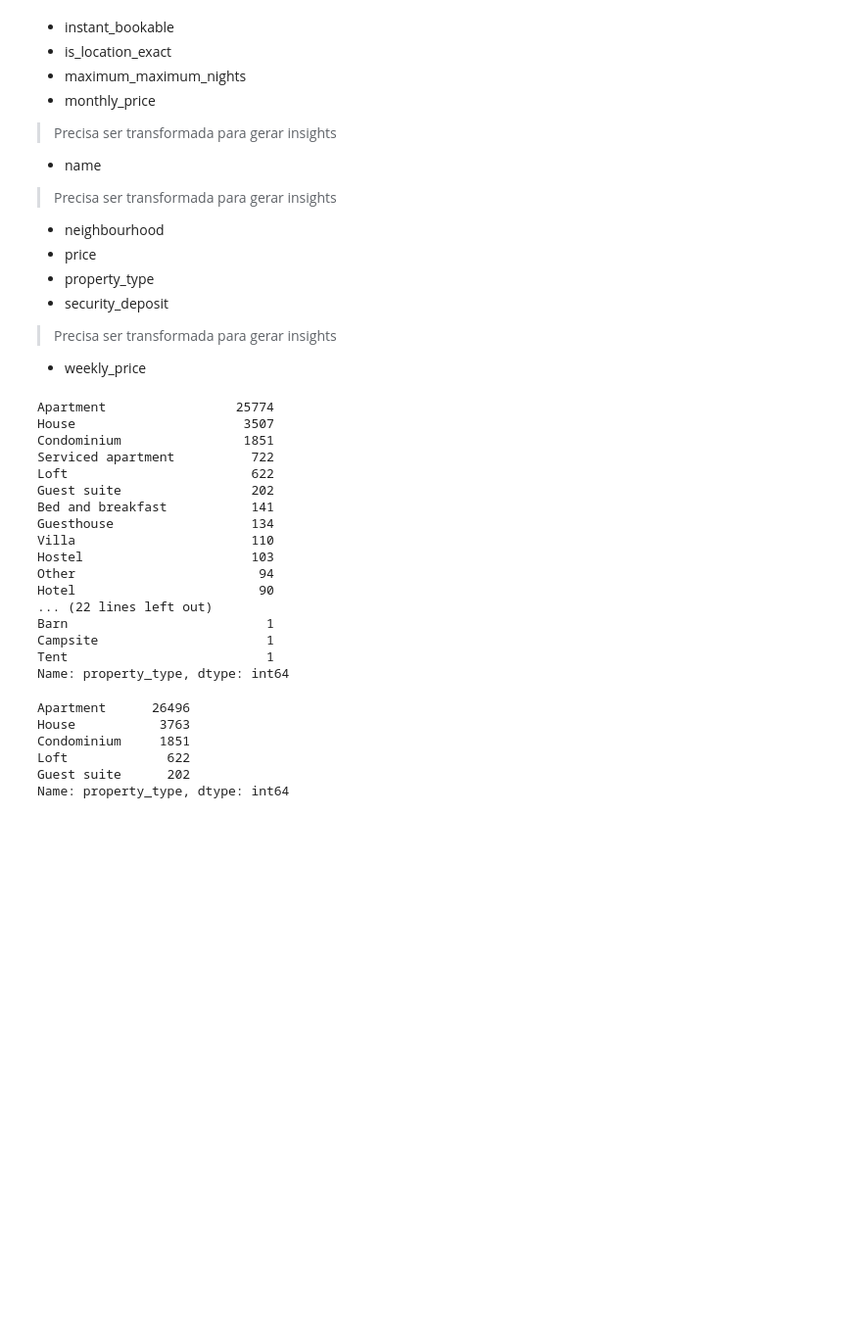
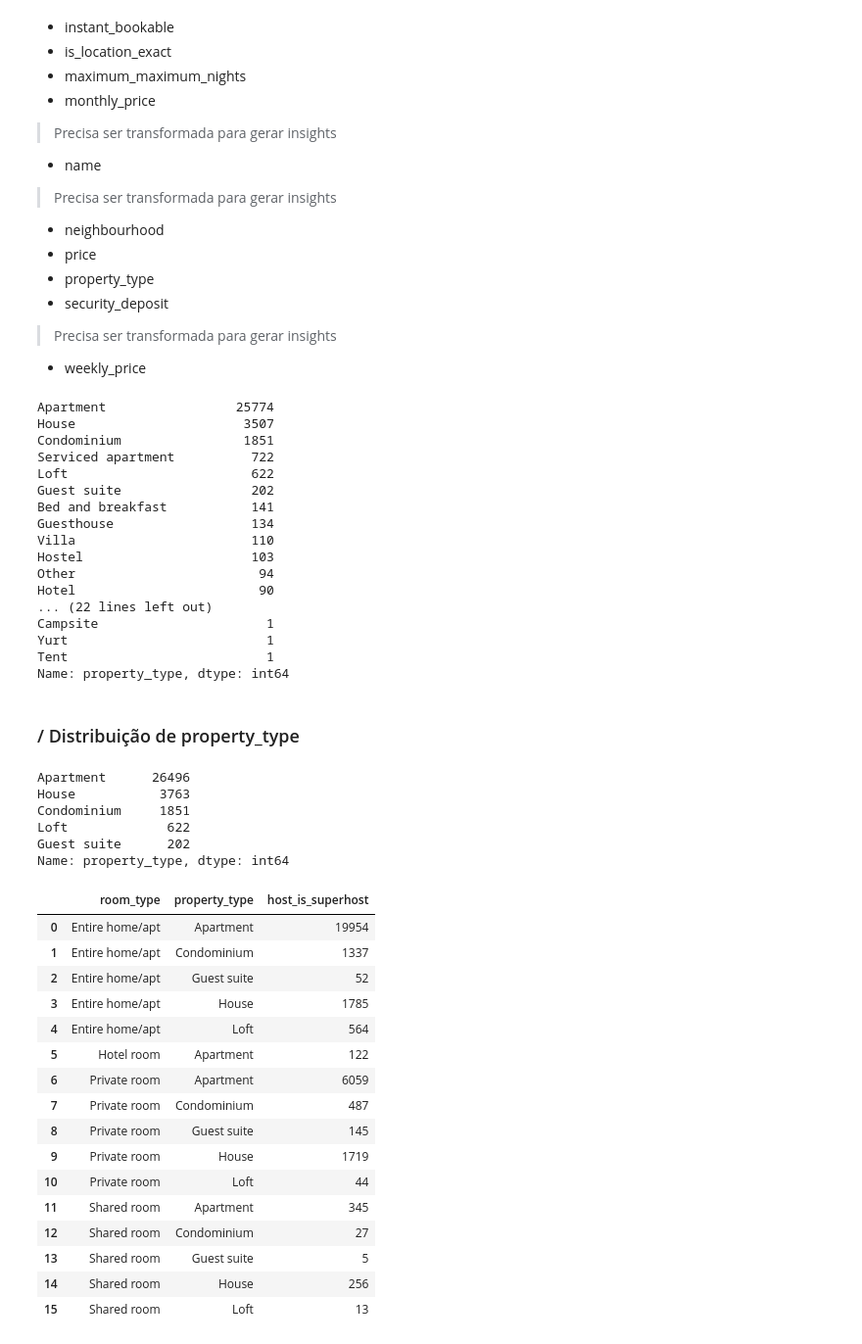
Before and after one commit to DougTrajano/ds-airbnb-rio, a Jupyter notebook: exploratory-analysis.ipynb, the cells around one changed output. Shown: that part at 98% size. Cells and saved outputs as stored; diff of their text form; code cells hidden in the pictures; blank space fills up the shorter version.

```diff
--- a/exploratory-analysis.ipynb
+++ b/exploratory-analysis.ipynb
@@ -56,5 +55,0 @@ Existem muitas colunas com apenas um valor, com todos os registros nulos ou gran
-# %%
-datetime_cols = ["calendar_last_scraped", "last_scraped"]
-
-for col in datetime_cols:
-    df_listings[col] = pd.to_datetime(df_listings[col])
@@ -246,10 +238,12 @@ Hostel                      103
 Other                        94
 Hotel                        90
 ... (22 lines left out)
-Barn                          1
 Campsite                      1
+Yurt                          1
 Tent                          1
 Name: property_type, dtype: int64
+# %% [markdown]
+### / Distribuição de property_type
 # %%
 def processing_property_type(series):
     unique_values = series.unique()
@@ -276,3 +270,25 @@ Condominium     1851
 Loft             622
 Guest suite      202
 Name: property_type, dtype: int64
+# %%
+df_temp = df_listings[["property_type", "room_type", "host_is_superhost"]].groupby(["room_type", "property_type"]).count()
+df_temp = pd.DataFrame(df_temp).reset_index()
+df_temp
+# %% [output]
+|  | room_type | property_type | host_is_superhost |
+| 0 | Entire home/apt | Apartment | 19954 |
+| 1 | Entire home/apt | Condominium | 1337 |
+| 2 | Entire home/apt | Guest suite | 52 |
+| 3 | Entire home/apt | House | 1785 |
+| 4 | Entire home/apt | Loft | 564 |
+| 5 | Hotel room | Apartment | 122 |
+| 6 | Private room | Apartment | 6059 |
+| 7 | Private room | Condominium | 487 |
+| 8 | Private room | Guest suite | 145 |
+| 9 | Private room | House | 1719 |
+| 10 | Private room | Loft | 44 |
+| 11 | Shared room | Apartment | 345 |
+| 12 | Shared room | Condominium | 27 |
+| 13 | Shared room | Guest suite | 5 |
+| 14 | Shared room | House | 256 |
+| 15 | Shared room | Loft | 13 |
```
Also changed, not shown: parts of 10 cells of this notebook, 3 other files.
